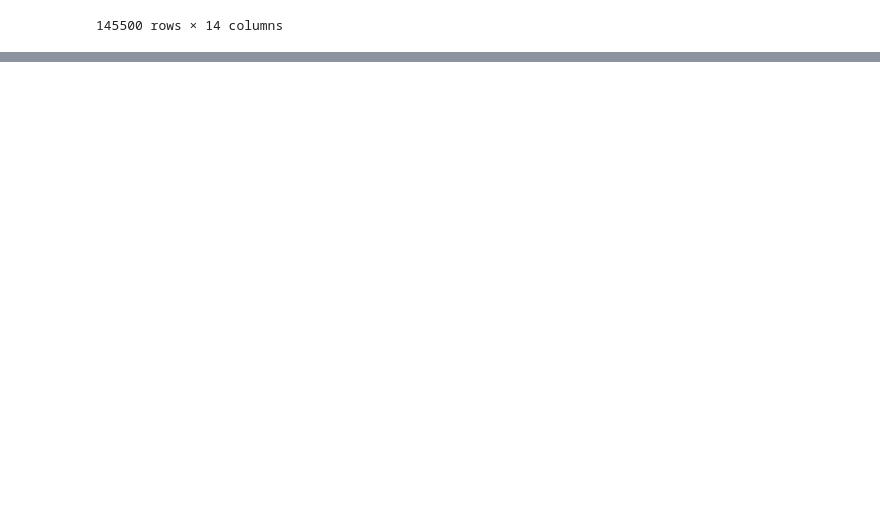
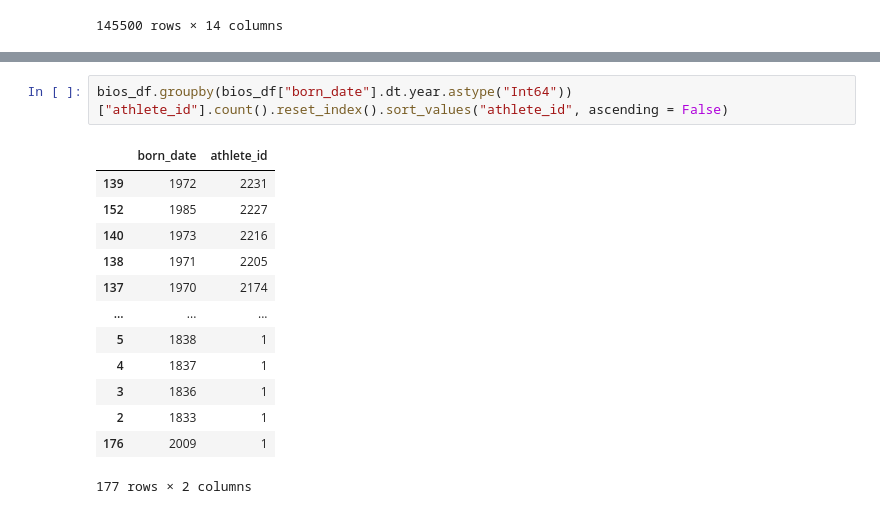
Before and after one commit to diogo-minoru/pandas, a Jupyter notebook: notebook_1.ipynb, the cells around one changed output, grey strips where cells are left out. Saved outputs shown, nothing was run; the diff lists cells and outputs as text; blank space fills up the shorter version.

```diff
--- a/notebook_1.ipynb
+++ b/notebook_1.ipynb
@@ -321,0 +402,16 @@ bios_df.sort_values("height_cm", ascending=True)
+# %%
+bios_df.groupby(bios_df["born_date"].dt.year.astype("Int64"))["athlete_id"].count().reset_index().sort_values("athlete_id", ascending = False)
+# %% [output]
+|  | born_date | athlete_id |
+| 139 | 1972 | 2231 |
+| 152 | 1985 | 2227 |
+| 140 | 1973 | 2216 |
+| 138 | 1971 | 2205 |
+| 137 | 1970 | 2174 |
+| ... | ... | ... |
+| 5 | 1838 | 1 |
+| 4 | 1837 | 1 |
+| 3 | 1836 | 1 |
+| 2 | 1833 | 1 |
+| 176 | 2009 | 1 |
+177 rows × 2 columns
```
Also changed, not shown: parts of 12 cells of this notebook.
